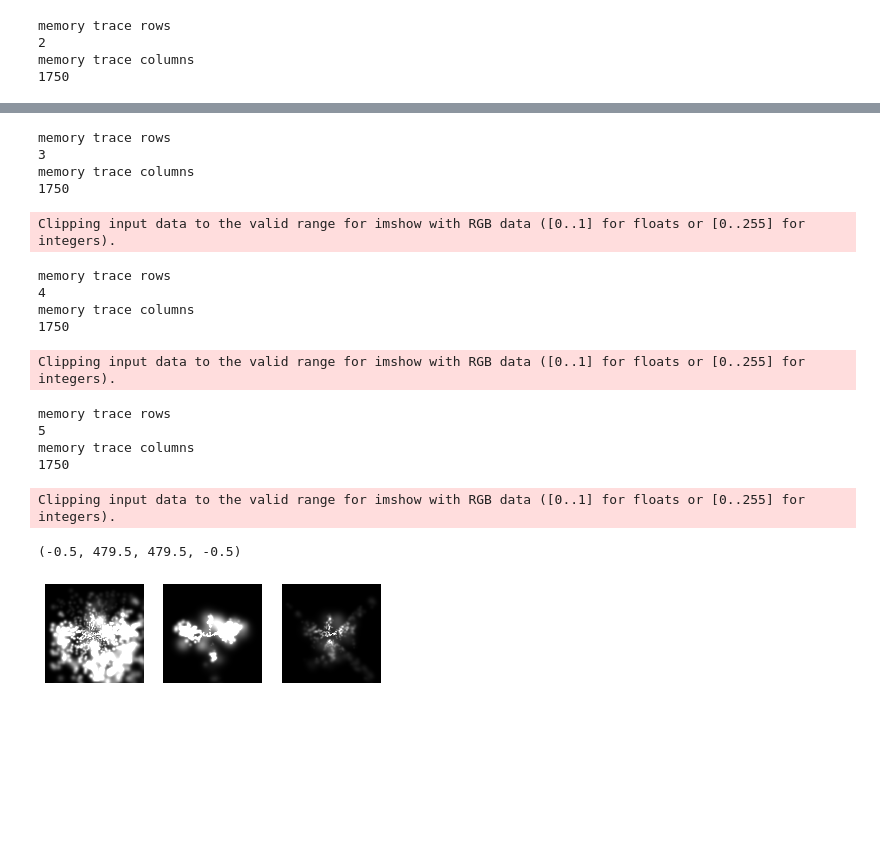
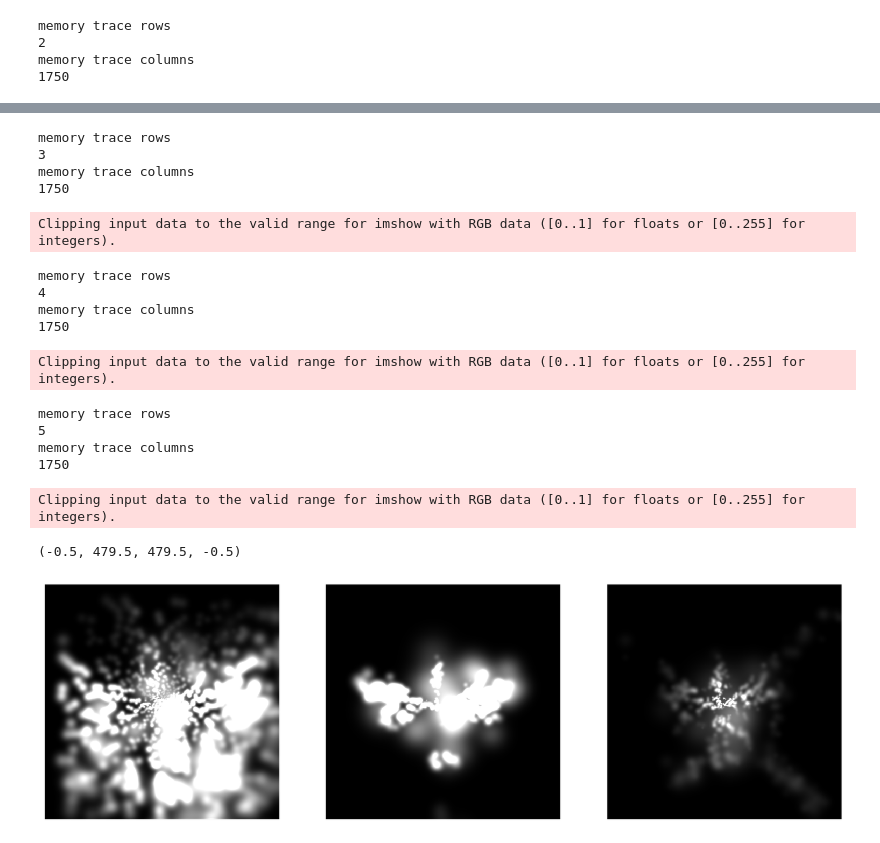
Before and after one commit to neuralcodinglab/RL-mobility, a Jupyter notebook: Python/Demo/demoUsageLaura.ipynb, the cells around one changed output, grey strips where cells are left out. Cells and saved outputs as stored; diff of their text form; code cells hidden in the pictures; blank space fills up the shorter version.

Commit message:
Super minor change to demos
Fixed demoLaura's output images so that they're the same size as original demo file so that they're easier to compare

```diff
--- a/Python/Demo/demoUsageLaura.ipynb
+++ b/Python/Demo/demoUsageLaura.ipynb
@@ -261,33 +261,36 @@ Clipping input data to the valid range for imshow with RGB data ([0..1] for floa
 # %%
+# Visualize
+plt.figure(figsize=(15,5),dpi=150)
+
 plt.subplot(1,3,1)
 phos, memory_trace = phosphene_simulator(grayscale, memory_trace)
 plt.imshow(phos, cmap='gray')
 plt.axis('off')
 
 plt.subplot(1,3,2)
 phos, memory_trace = phosphene_simulator(binarized, memory_trace)
 plt.imshow(phos, cmap='gray')
 plt.axis('off')
 
 plt.subplot(1,3,3)
 phos, memory_trace = phosphene_simulator(contours, memory_trace)
 plt.imshow(phos, cmap='gray')
 plt.axis('off')
 # %% [output]
 memory trace rows
 3
 memory trace columns
 1750
 Clipping input data to the valid range for imshow with RGB data ([0..1] for floats or [0..255] for integers).
 memory trace rows
 4
 memory trace columns
 1750
 Clipping input data to the valid range for imshow with RGB data ([0..1] for floats or [0..255] for integers).
 memory trace rows
 5
 memory trace columns
 1750
 Clipping input data to the valid range for imshow with RGB data ([0..1] for floats or [0..255] for integers).
 (-0.5, 479.5, 479.5, -0.5)
-[figure, old version]
+[figure, new version]
```
Also changed, not shown: parts of 3 cells of this notebook, 1 other file.
